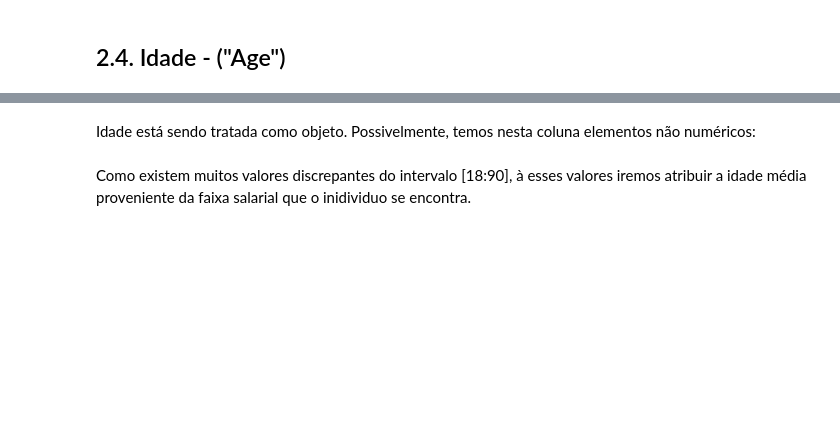
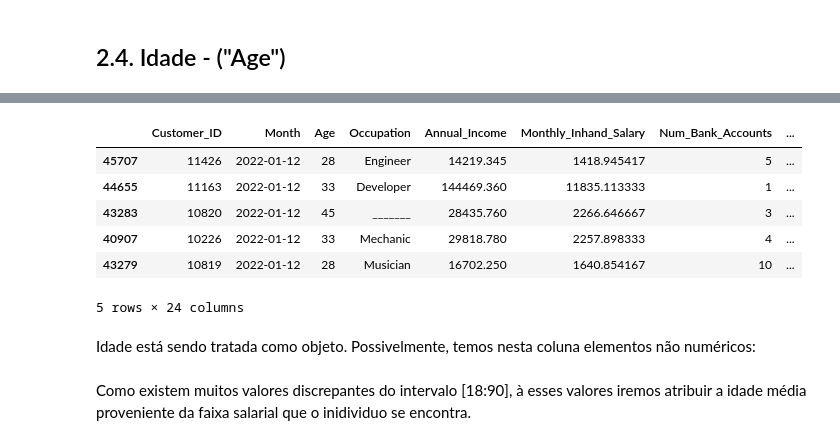
Before and after one commit to julianacamara98/intro_python_2023_ProjetoFinal, a Jupyter notebook: EDA.ipynb, the cells around one changed output, grey strips where cells are left out. Saved outputs shown, nothing was run; the diff lists cells and outputs as text; code cells hidden in the pictures; blank space fills up the shorter version.

```diff
--- a/EDA.ipynb
+++ b/EDA.ipynb
@@ -300,3 +269,0 @@ Remoção dos underscore e conversão do tipo:
-# %%
-dados['Num_of_Loan'] = dados['Num_of_Loan'].str.replace('_','')
-dados['Num_of_Loan'] = dados['Num_of_Loan'].astype(int)
@@ -343,0 +292,3 @@ def n_emprestimos(numero):
+# %%
+dados['Num_of_Loan'] = dados['Type_of_Loan'].str.split(',')
+dados['Num_of_Loan'] = dados['Num_of_Loan'].str.len()
@@ -343,0 +297,5 @@ def n_emprestimos(numero):
+# %%
+dados['Type_of_Loan'].fillna(value= 'No Loan', inplace=True)
+dados['Num_of_Loan'].fillna(value= 0, inplace=True)
+dados['Num_of_Loan'] = dados['Num_of_Loan'].astype(int)
+pd.DataFrame(dados[['Num_of_Loan','Type_of_Loan']]).sample(frac=0.001,random_state=54)
@@ -346,3 +330,13 @@ def n_emprestimos(numero):
+# %%
+dados.head()
+# %% [output]
+|  | Customer_ID | Month | Age | Occupation | Annual_Income | Monthly_Inhand_Salary | Num_Bank_Accounts | ... |
+| 45707 | 11426 | 2022-01-12 | 28 | Engineer | 14219.345 | 1418.945417 | 5 | ... |
+| 44655 | 11163 | 2022-01-12 | 33 | Developer | 144469.360 | 11835.113333 | 1 | ... |
+| 43283 | 10820 | 2022-01-12 | 45 | _______ | 28435.760 | 2266.646667 | 3 | ... |
+| 40907 | 10226 | 2022-01-12 | 33 | Mechanic | 29818.780 | 2257.898333 | 4 | ... |
+| 43279 | 10819 | 2022-01-12 | 28 | Musician | 16702.250 | 1640.854167 | 10 | ... |
+5 rows × 24 columns
 # %% [markdown]
 Idade está sendo tratada como objeto. Possivelmente, temos nesta coluna elementos não numéricos:
 # %%
```
Also changed, not shown: parts of 19 cells of this notebook.
